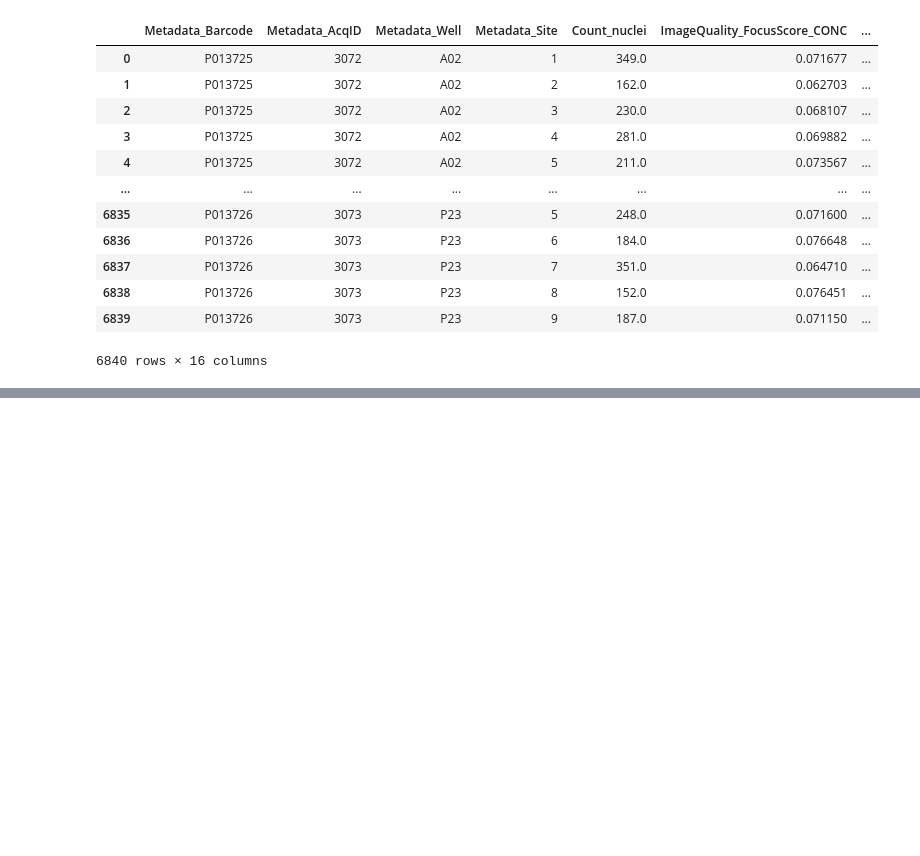
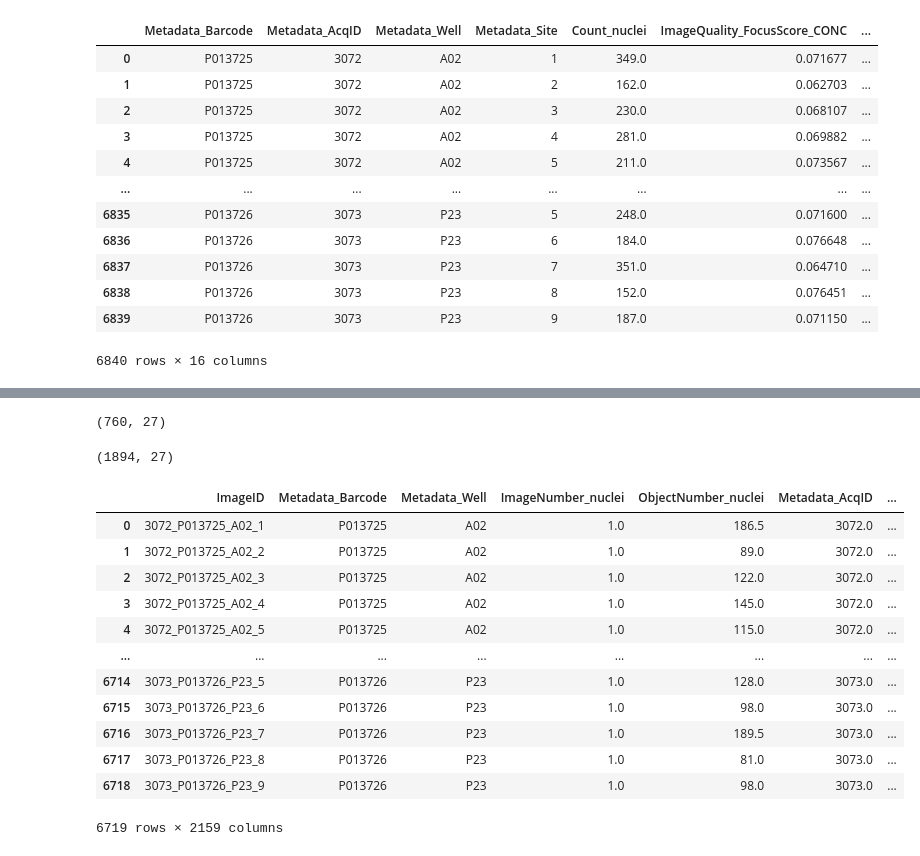
Before and after one commit to pharmbio/pharmbio_package, a Jupyter notebook: test_pandas.ipynb, the cells around one changed output, grey strips where cells are left out. Drawn from its saved outputs; the diff is of its cells as text; code cells hidden in the pictures; blank space fills up the shorter version.

```diff
--- a/test_pandas.ipynb
+++ b/test_pandas.ipynb
@@ -636,0 +843,54 @@ df_flags
+# %%
+db_uri = 'postgresql://pharmbio_readonly:readonly@imagedb-pg-postgresql.services.svc.cluster.local/imagedb'
+
+# Example barcode list
+barcode_list = df_cp_results.plate_barcode.to_list()
+
+NameContain = 'AROS'
+conditions = [f"layout_id ILIKE '%%{NameContain}%%{barcode}%%'" for barcode in barcode_list]
+
+# Join conditions with 'OR' to create the final condition for WHERE clause
+where_clause = " OR ".join(conditions)
+
+query = f"""
+    SELECT *
+    FROM plate_v1
+    WHERE {where_clause}
+"""
+
+df_plates = pd.read_sql_query(query, db_uri)
+df_plates.shape
+# %% [output]
+(760, 27)
+# %%
+# Removed the barcode list section because it's not needed anymore
+
+NameContain = 'AROS'
+
+query = f"""
+        SELECT *
+        FROM plate_v1
+        WHERE layout_id ILIKE '%%{NameContain}%%'
+        AND barcode <> ''
+        """
+df_plates = pd.read_sql_query(query, db_uri)
+df_plates.shape
+# %% [output]
+(1894, 27)
+# %%
+df_merged = pd.merge(df, df_plates, how='left', left_on=['Metadata_Barcode','Metadata_Well'], right_on=['barcode','well_id'])
+df_merged
+# %% [output]
+|  | ImageID | Metadata_Barcode | Metadata_Well | ImageNumber_nuclei | ObjectNumber_nuclei | Metadata_AcqID | ... |
+| 0 | 3072_P013725_A02_1 | P013725 | A02 | 1.0 | 186.5 | 3072.0 | ... |
+| 1 | 3072_P013725_A02_2 | P013725 | A02 | 1.0 | 89.0 | 3072.0 | ... |
+| 2 | 3072_P013725_A02_3 | P013725 | A02 | 1.0 | 122.0 | 3072.0 | ... |
+| 3 | 3072_P013725_A02_4 | P013725 | A02 | 1.0 | 145.0 | 3072.0 | ... |
+| 4 | 3072_P013725_A02_5 | P013725 | A02 | 1.0 | 115.0 | 3072.0 | ... |
+| ... | ... | ... | ... | ... | ... | ... | ... |
+| 6714 | 3073_P013726_P23_5 | P013726 | P23 | 1.0 | 128.0 | 3073.0 | ... |
+| 6715 | 3073_P013726_P23_6 | P013726 | P23 | 1.0 | 98.0 | 3073.0 | ... |
+| 6716 | 3073_P013726_P23_7 | P013726 | P23 | 1.0 | 189.5 | 3073.0 | ... |
+| 6717 | 3073_P013726_P23_8 | P013726 | P23 | 1.0 | 81.0 | 3073.0 | ... |
+| 6718 | 3073_P013726_P23_9 | P013726 | P23 | 1.0 | 98.0 | 3073.0 | ... |
+6719 rows × 2159 columns
```
Also changed, not shown: parts of 17 cells of this notebook.
